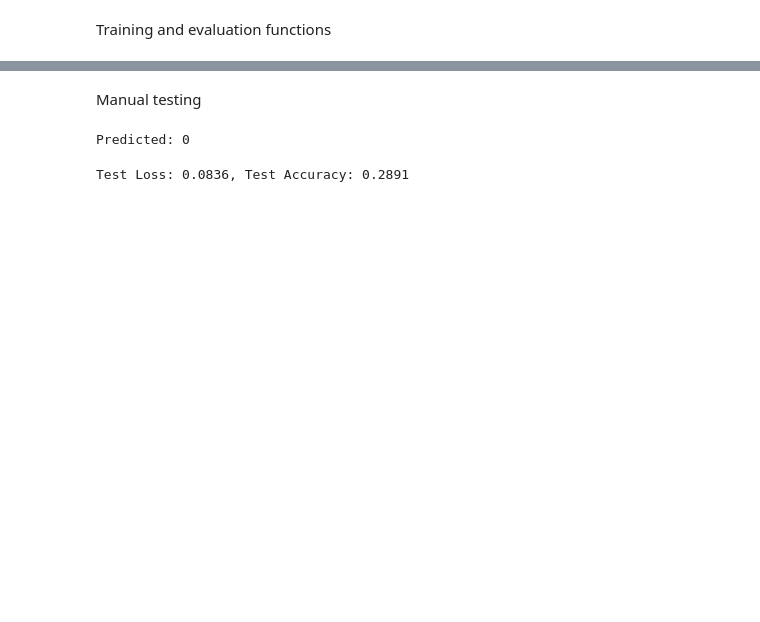
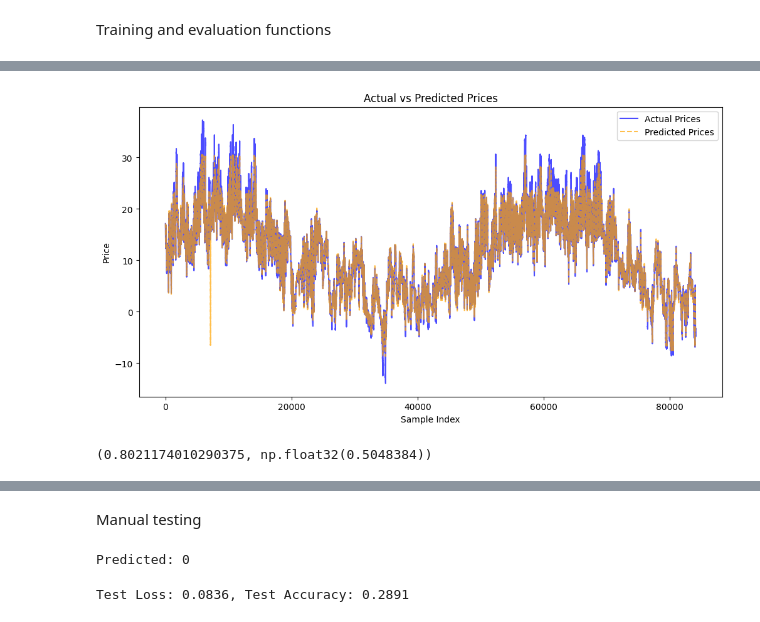
Before and after one commit to MogageNicolae/Masters, a Jupyter notebook: Semester 1/Advanced Methods in Data Analysis/FirstReport.ipynb, the cells around one changed output, grey strips where cells are left out. Cells and saved outputs as stored; diff of their text form; code cells hidden in the pictures; blank space fills up the shorter version.

Commit message:
fix datasets

```diff
--- a/Semester 1/Advanced Methods in Data Analysis/FirstReport.ipynb
+++ b/Semester 1/Advanced Methods in Data Analysis/FirstReport.ipynb
@@ -141,14 +131,18 @@ test_dataloader = DataLoader(test_dataset, batch_size=32, shuffle=False)
 # %% [markdown]
 Crypto Currency Dataset and declaration
 # %%
+from sklearn.preprocessing import MinMaxScaler
+
+scaler_in = MinMaxScaler(feature_range=(0, 1))
+scaler_out = MinMaxScaler(feature_range=(0, 1))
 class CryptoDataset(Dataset):
     def __init__(self, data_file, sequence_length=3):
         data = pd.read_csv(data_file)
         prices = data['Close'].values.reshape(-1, 1)
         features = data.drop(columns=['Date', 'Close', 'Currency']).values
 
-        # self.scaler = MinMaxScaler(feature_range=(0, 1))
-        # normalized_prices = self.scaler.fit_transform(prices)
+        prices = scaler_out.fit_transform(prices)
+        features = scaler_in.fit_transform(features)
 
         self.sequences = []
         self.targets = []
@@ -165,13 +159,13 @@ class CryptoDataset(Dataset):
     def __getitem__(self, idx):
         return self.sequences[idx], self.targets[idx]
 # %%
-crypto = CryptoDataset('FirstReportData/CryptoCurrencies/Binance USD.csv')
-train_data, test_data = train_test_split(crypto, test_size=0.2, random_state=42)
+crypto = CryptoDataset('FirstReportData/CryptoCurrencies/Elrond.csv', 14)
+train_data, test_data = train_test_split(crypto, test_size=0.2, random_state=0, shuffle=False)
 device = torch.device("mps")
 
-input_size = 4
-hidden_size = 32
-num_layers = 2
+input_size = crypto.sequences.shape[2]
+hidden_size = 64
+num_layers = 3
 num_classes = 1
 
 model = Net(input_size=input_size, hidden_size=hidden_size, num_layers=num_layers, num_classes=num_classes).to(device)
@@ -179,5 +173,5 @@ model = Net(input_size=input_size, hidden_size=hidden_size, num_layers=num_layer
 criterion = nn.MSELoss()
 optimizer = optim.Adam(model.parameters(), lr=0.0001)
 
-train_dataloader = DataLoader(train_data, batch_size=32, shuffle=True)
-test_dataloader = DataLoader(test_data, batch_size=32, shuffle=False)
+train_dataloader = DataLoader(train_data, batch_size=50, shuffle=False)
+test_dataloader = DataLoader(test_data, batch_size=50, shuffle=False)
@@ -256,0 +257,11 @@ KeyboardInterrupt:
+# %%
+num_epochs = 10
+for epoch in range(num_epochs):
+    train_loss = train(model, train_dataloader, criterion, optimizer)
+    test_loss, test_accuracy = evaluate(model, test_dataloader, criterion, "regression", plot=False)
+
+    print(
+        f'Epoch [{epoch + 1}/{num_epochs}], Train Loss: {train_loss:.4f}, Test Loss: {test_loss:.4f}, Test Accuracy: {test_accuracy:.4f}')
+
+evaluate(model, test_dataloader, criterion, "regression", plot=True)
+# %% [output]
@@ -256,0 +278,2 @@ KeyboardInterrupt:
+[figure, added]
+(0.8021174010290375, np.float32(0.5048384))
```
Also changed, not shown: parts of 13 cells of this notebook.
